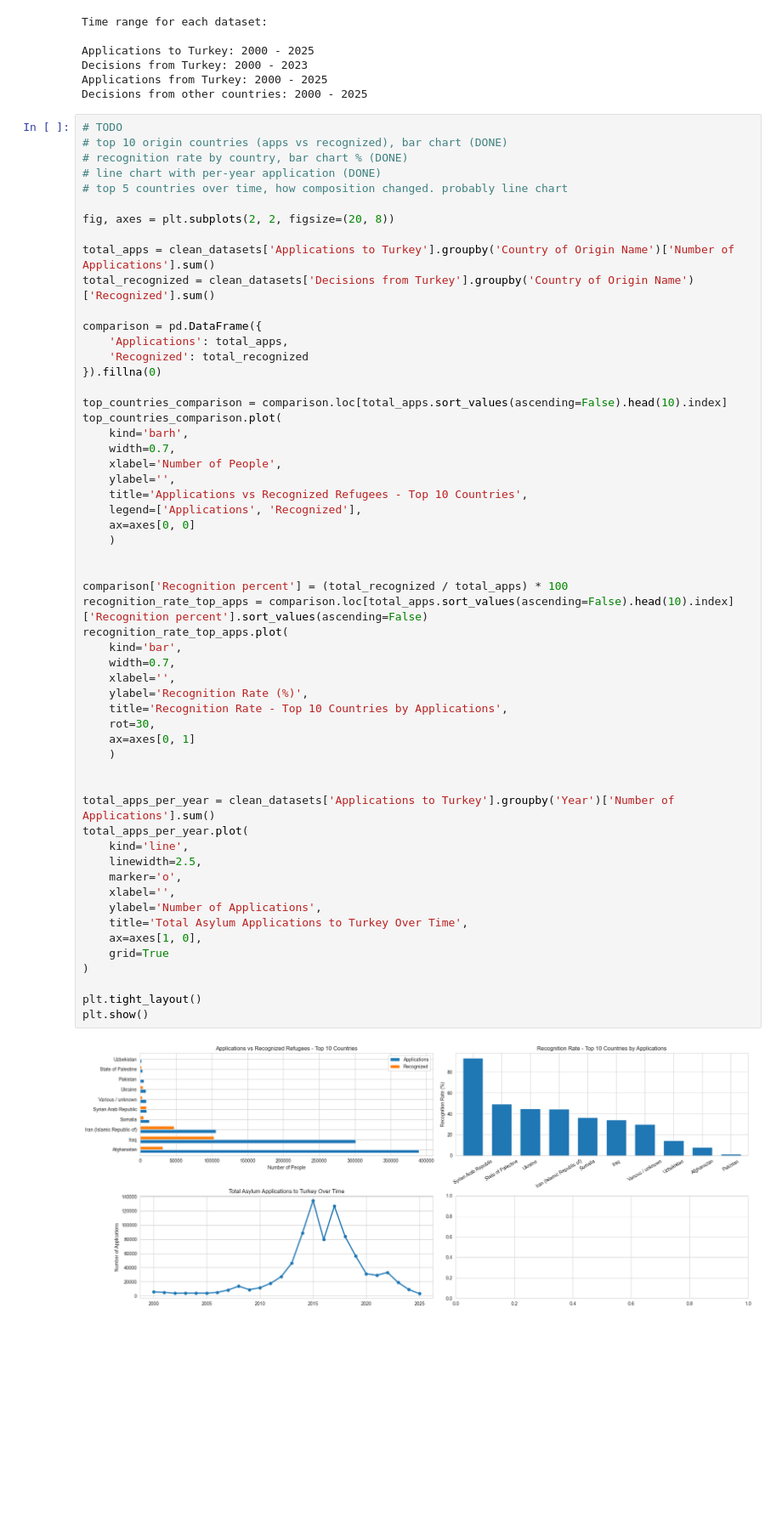
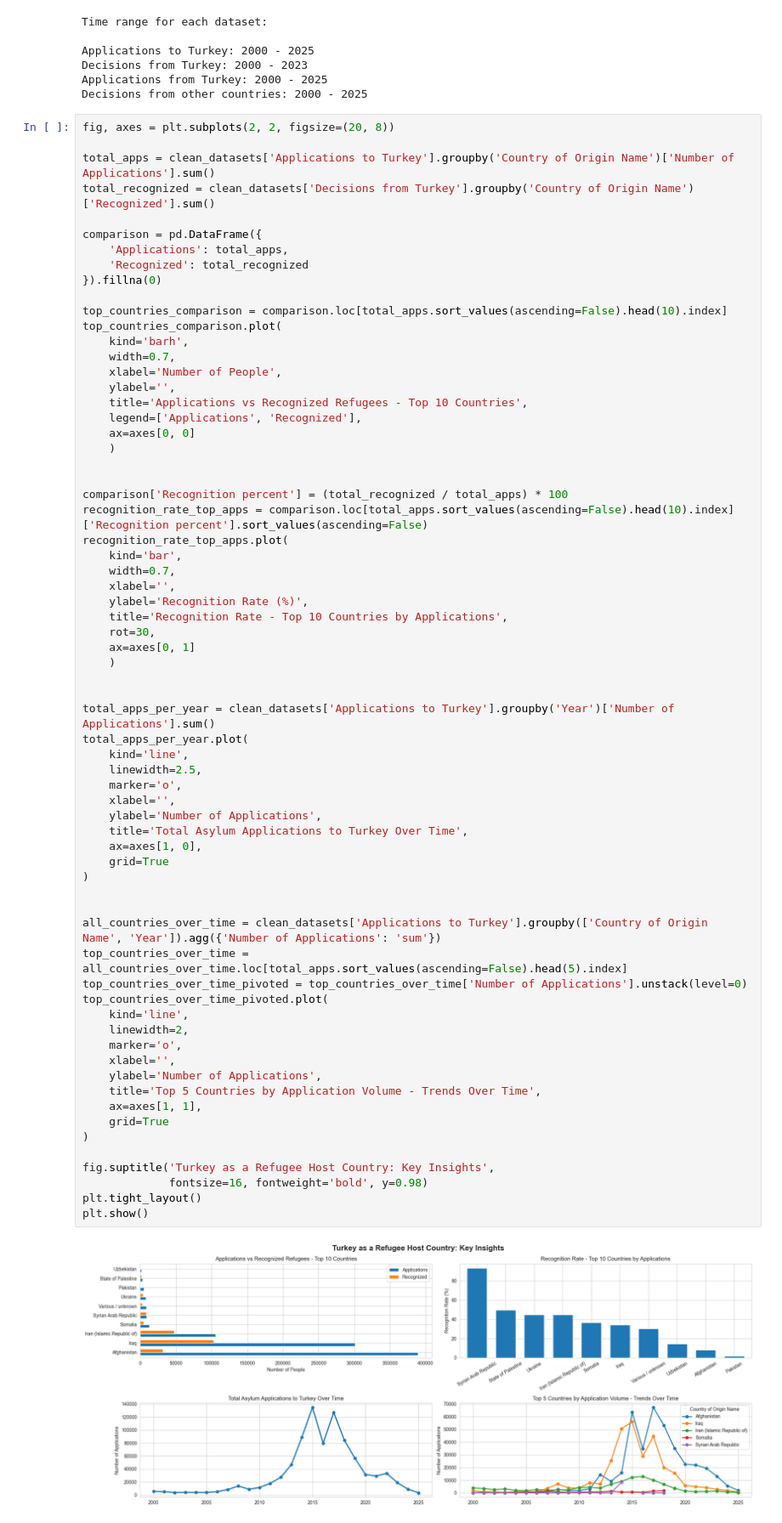
Before and after one commit to oganbayril/turkey-migration-analysis, a Jupyter notebook: notebooks/02_analysis.ipynb, the cells around one changed output. Shown at 85% size. Drawn from its saved outputs; the diff is of its cells as text; blank space fills up the shorter version.

Commit message:
Add trends over time chart

```diff
--- a/notebooks/02_analysis.ipynb
+++ b/notebooks/02_analysis.ipynb
@@ -38,12 +38,6 @@ Decisions from Turkey: 2000 - 2023
 Applications from Turkey: 2000 - 2025
 Decisions from other countries: 2000 - 2025
 # %%
-# TODO
-# top 10 origin countries (apps vs recognized), bar chart (DONE)
-# recognition rate by country, bar chart % (DONE)
-# line chart with per-year application (DONE)
-# top 5 countries over time, how composition changed. probably line chart
-
 fig, axes = plt.subplots(2, 2, figsize=(20, 8))
 
 total_apps = clean_datasets['Applications to Turkey'].groupby('Country of Origin Name')['Number of Applications'].sum()
@@ -67,31 +61,48 @@ top_countries_comparison.plot(
 
 
 comparison['Recognition percent'] = (total_recognized / total_apps) * 100
 recognition_rate_top_apps = comparison.loc[total_apps.sort_values(ascending=False).head(10).index]['Recognition percent'].sort_values(ascending=False)
 recognition_rate_top_apps.plot(
     kind='bar',
     width=0.7,
     xlabel='',
     ylabel='Recognition Rate (%)',
     title='Recognition Rate - Top 10 Countries by Applications',
     rot=30,
     ax=axes[0, 1]
     )
 
 
 total_apps_per_year = clean_datasets['Applications to Turkey'].groupby('Year')['Number of Applications'].sum()
 total_apps_per_year.plot(
     kind='line',
     linewidth=2.5,
     marker='o',
     xlabel='',
     ylabel='Number of Applications',
     title='Total Asylum Applications to Turkey Over Time',
     ax=axes[1, 0],
     grid=True
 )
 
+
+all_countries_over_time = clean_datasets['Applications to Turkey'].groupby(['Country of Origin Name', 'Year']).agg({'Number of Applications': 'sum'})
+top_countries_over_time = all_countries_over_time.loc[total_apps.sort_values(ascending=False).head(5).index]
+top_countries_over_time_pivoted = top_countries_over_time['Number of Applications'].unstack(level=0)
+top_countries_over_time_pivoted.plot(
+    kind='line',
+    linewidth=2,
+    marker='o',
+    xlabel='',
+    ylabel='Number of Applications',
+    title='Top 5 Countries by Application Volume - Trends Over Time',
+    ax=axes[1, 1],
+    grid=True
+)
+
+fig.suptitle('Turkey as a Refugee Host Country: Key Insights',
+             fontsize=16, fontweight='bold', y=0.98)
 plt.tight_layout()
 plt.show()
 # %% [output]
-[figure, old version]
+[figure, new version]
```
